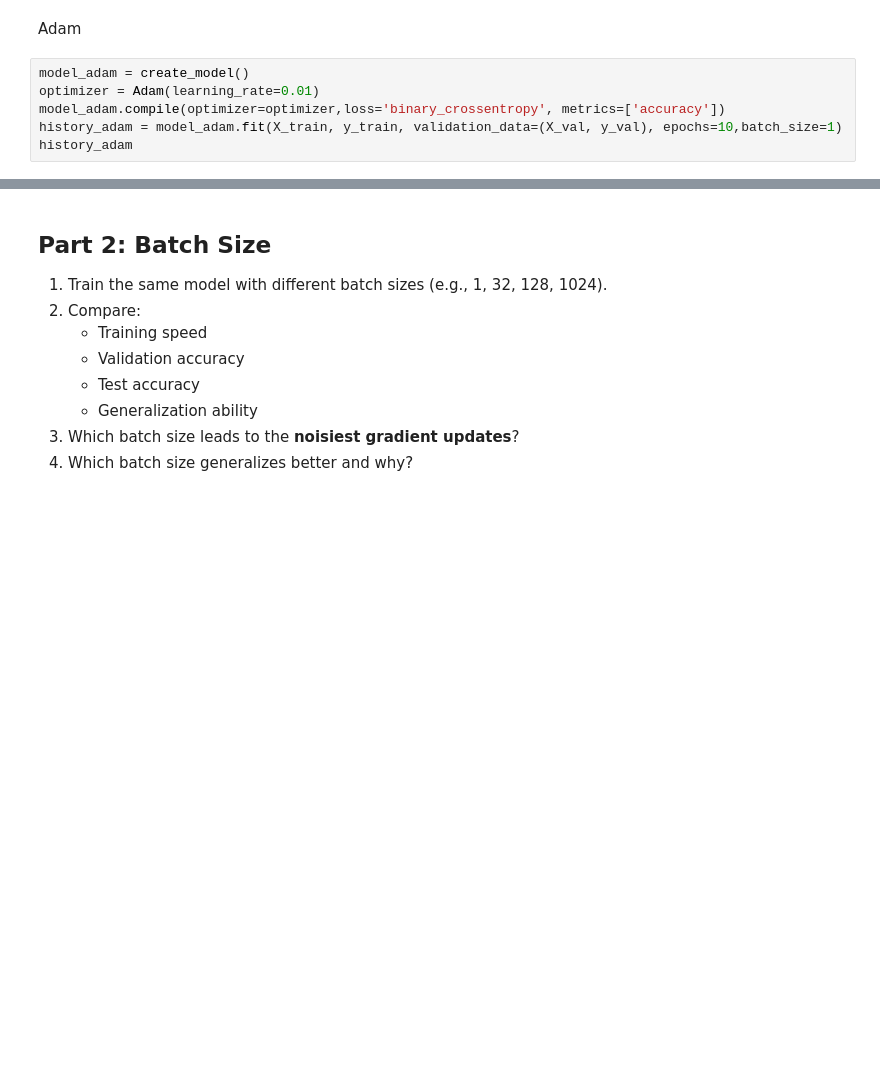
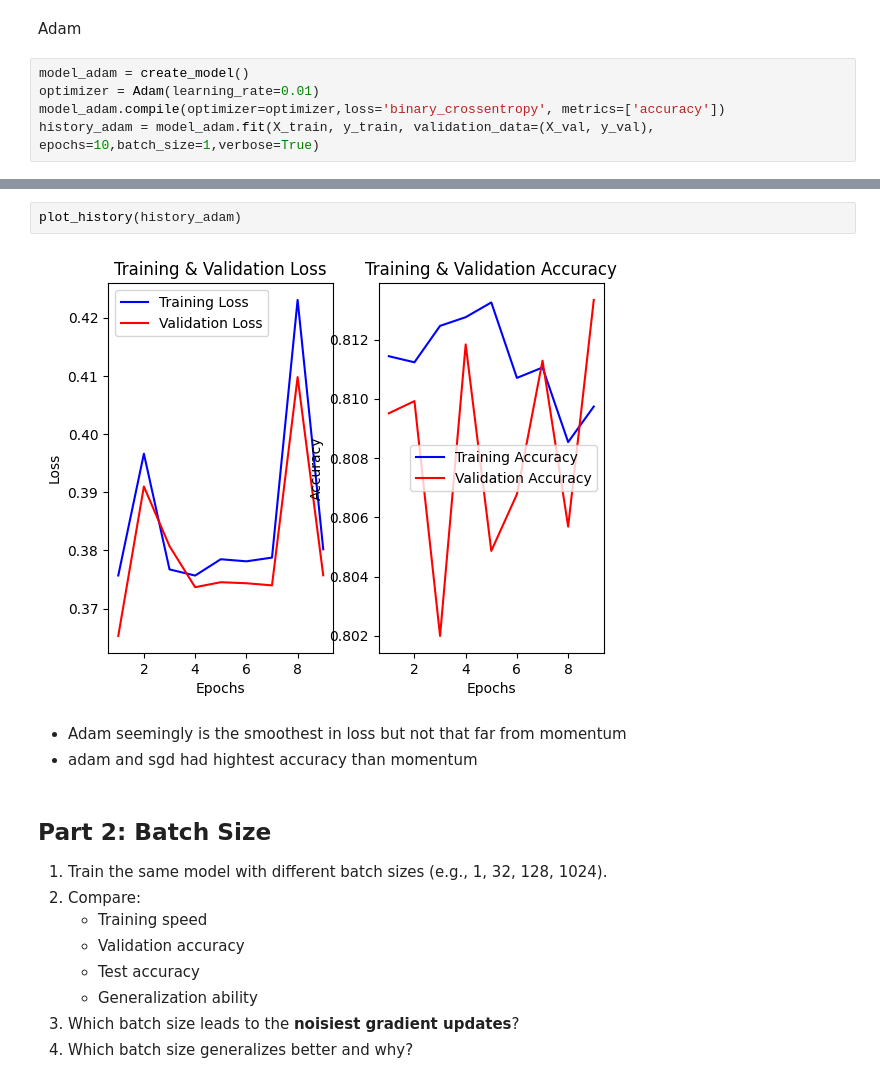
Before and after one commit to Yoyosalah/DeepLearning_task, a Jupyter notebook: Deep_Learning_Task.ipynb, the cells around one changed output, grey strips where cells are left out. Cells and saved outputs as stored; diff of their text form; blank space fills up the shorter version.

```diff
--- a/Deep_Learning_Task.ipynb
+++ b/Deep_Learning_Task.ipynb
@@ -286,5 +365,4 @@ Adam
 model_adam = create_model()
 optimizer = Adam(learning_rate=0.01)
 model_adam.compile(optimizer=optimizer,loss='binary_crossentropy', metrics=['accuracy'])
-history_adam = model_adam.fit(X_train, y_train, validation_data=(X_val, y_val), epochs=10,batch_size=1)
-history_adam
+history_adam = model_adam.fit(X_train, y_train, validation_data=(X_val, y_val), epochs=10,batch_size=1,verbose=True)
@@ -291,3 +390,10 @@ history_adam
+# %%
+plot_history(history_adam)
+# %% [output]
+[figure, added]
+# %% [markdown]
+- Adam seemingly is the smoothest in loss but not that far from momentum
+- adam and sgd had hightest accuracy than momentum
 # %% [markdown]
 ## Part 2: Batch Size
 1. Train the same model with different batch sizes (e.g., 1, 32, 128, 1024).
```
Also changed, not shown: parts of 29 cells of this notebook.
